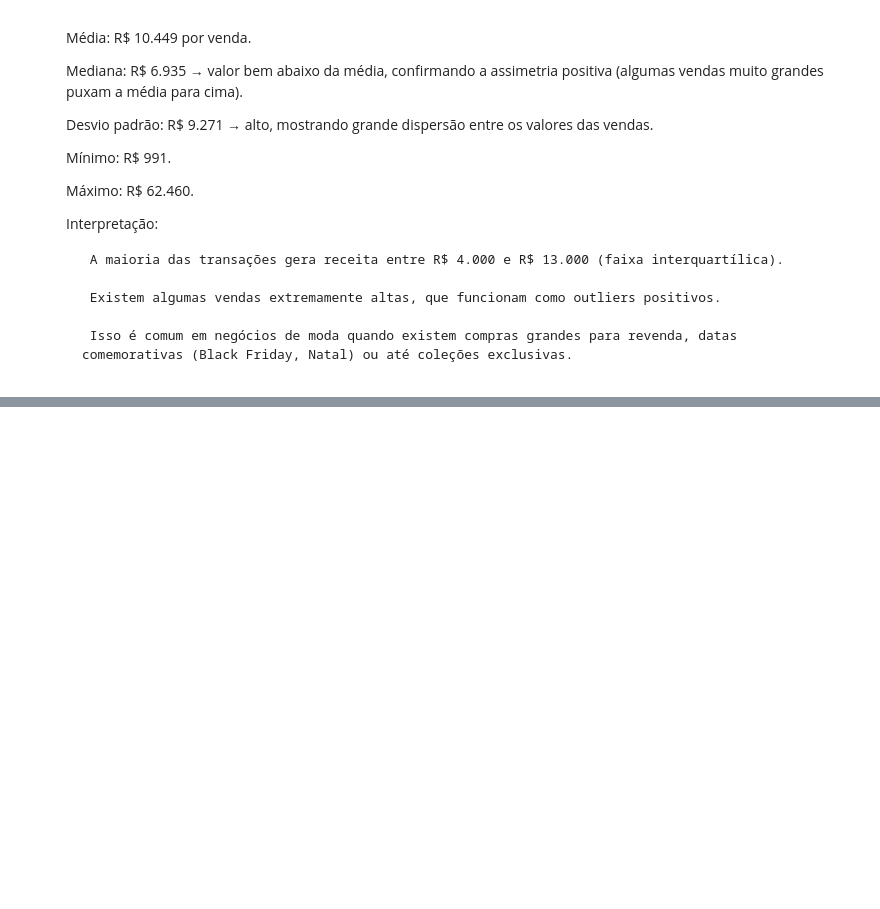
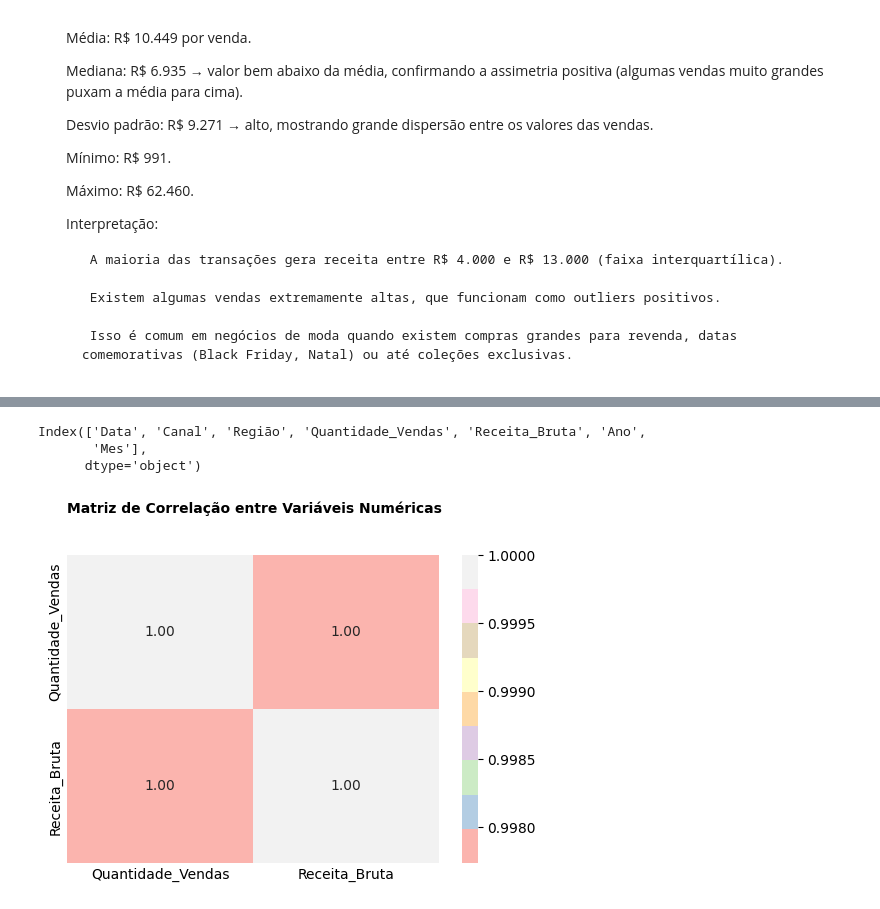
Before and after one commit to ricardo-paganini/urbanwear-sales-analysis, a Jupyter notebook: urbanwear-sales-analysis.ipynb, the cells around one changed output, grey strips where cells are left out. Drawn from its saved outputs; the diff is of its cells as text; code cells hidden in the pictures; blank space fills up the shorter version.

```diff
--- a/urbanwear-sales-analysis.ipynb
+++ b/urbanwear-sales-analysis.ipynb
@@ -221,0 +294,19 @@ plt.show()
+# %%
+df.columns
+# %% [output]
+Index(['Data', 'Canal', 'Região', 'Quantidade_Vendas', 'Receita_Bruta', 'Ano',
+       'Mes'],
+      dtype='object')
+# %%
+# Matriz de correlação
+numeric_cols = ['Quantidade_Vendas','Receita_Bruta']
+corr_matrix = df[numeric_cols].corr()
+
+# Heatmap da correlação
+plt.figure(figsize=(6,4))
+sns.heatmap(corr_matrix, annot=True, cmap='Pastel1', fmt='.2f')
+plt.title('Matriz de Correlação entre Variáveis Numéricas', fontsize=10, fontweight='bold', pad=30, loc='left')
+plt.tick_params(axis='both', length=0)
+plt.show()
+# %% [output]
+[figure, added]
```
Also changed, not shown: parts of 13 cells of this notebook.
